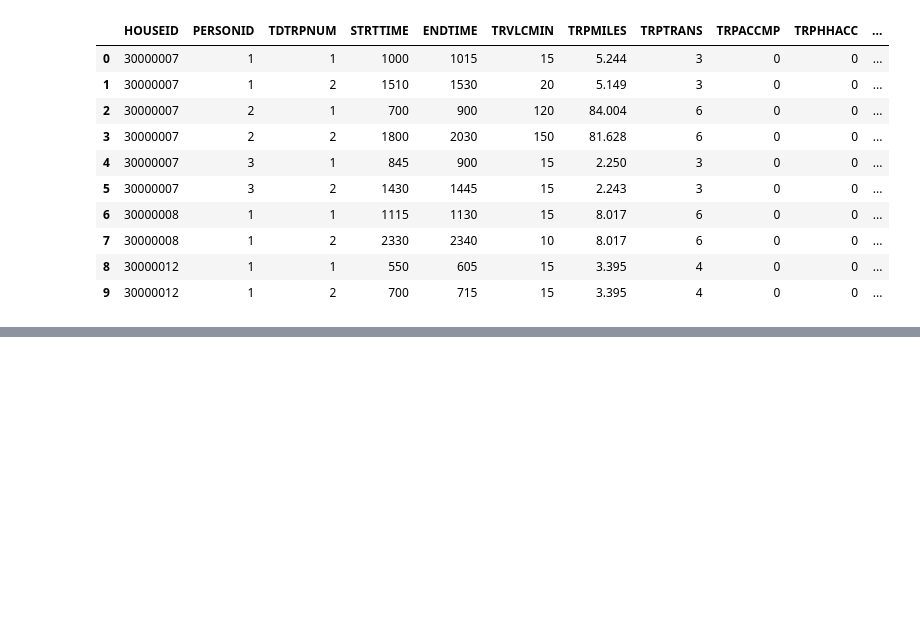
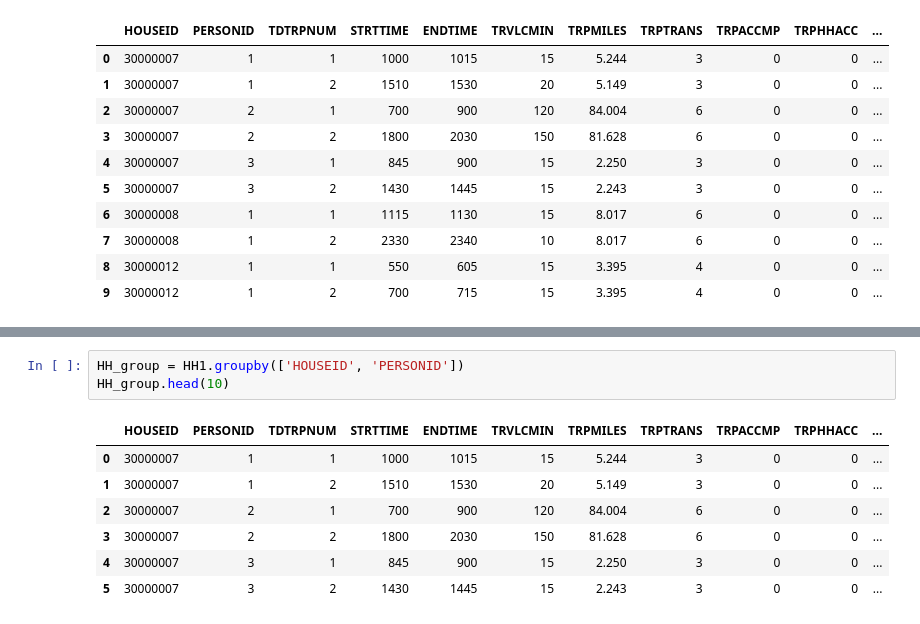
Before and after one commit to SyedFaquar/pattern_recognition, a Jupyter notebook: notebooks/clean_notebook.ipynb, the cells around one changed output, grey strips where cells are left out. Cells and saved outputs as stored; diff of their text form; blank space fills up the shorter version.

```diff
--- a/notebooks/clean_notebook.ipynb
+++ b/notebooks/clean_notebook.ipynb
@@ -134,0 +166,11 @@ array([5, 3, 2, 9, 7, 1, 6, 8, 4])
+# %%
+HH_group = HH1.groupby(['HOUSEID', 'PERSONID'])
+HH_group.head(10)
+# %% [output]
+|  | HOUSEID | PERSONID | TDTRPNUM | STRTTIME | ENDTIME | TRVLCMIN | TRPMILES | TRPTRANS | TRPACCMP | TRPHHACC | ... |
+| 0 | 30000007 | 1 | 1 | 1000 | 1015 | 15 | 5.244 | 3 | 0 | 0 | ... |
+| 1 | 30000007 | 1 | 2 | 1510 | 1530 | 20 | 5.149 | 3 | 0 | 0 | ... |
+| 2 | 30000007 | 2 | 1 | 700 | 900 | 120 | 84.004 | 6 | 0 | 0 | ... |
+| 3 | 30000007 | 2 | 2 | 1800 | 2030 | 150 | 81.628 | 6 | 0 | 0 | ... |
+| 4 | 30000007 | 3 | 1 | 845 | 900 | 15 | 2.250 | 3 | 0 | 0 | ... |
+| 5 | 30000007 | 3 | 2 | 1430 | 1445 | 15 | 2.243 | 3 | 0 | 0 | ... |
```
Also changed, not shown: parts of 15 cells of this notebook.
